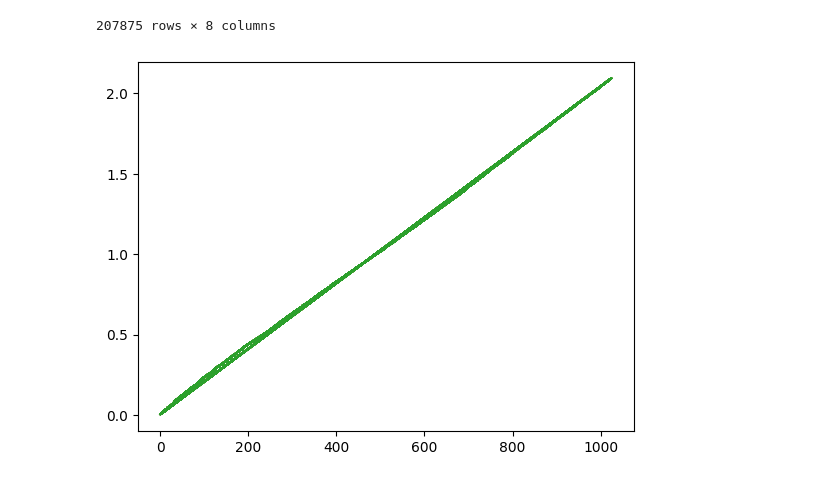
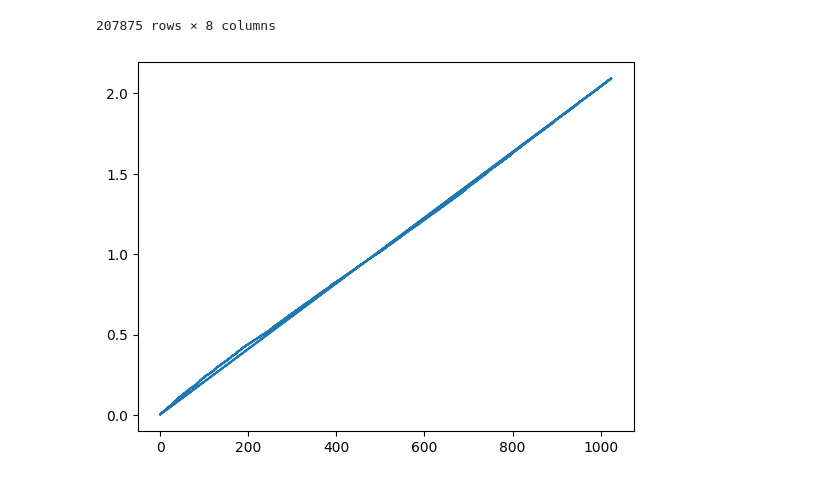
Before and after one commit to lboadi2/machine_learning, a Jupyter notebook: 2_randomized_optimization/visuals.ipynb, the cells around one changed output. Saved outputs shown, nothing was run; the diff lists cells and outputs as text; code cells hidden in the pictures.

```diff
--- a/2_randomized_optimization/visuals.ipynb
+++ b/2_randomized_optimization/visuals.ipynb
@@ -107,15 +109,15 @@ rhc_curve
 # %%
 # array([ 25,  75, 100], dtype=int64)
 fig, axs = plt.subplots()
-iteration = rhc_curve[(rhc_curve['Restarts']==25)]['Iteration']
-time = rhc_curve[(rhc_curve['Restarts']==25)]['Time']
-axs.plot(iteration, time)
+iteration = rhc_curve[(rhc_curve['current_restart']==25) & (rhc_curve['Restarts']==25)]['Iteration']
+time = rhc_curve[(rhc_curve['current_restart']==25) & (rhc_curve['Restarts']==25)]['Time']
+"""axs.plot(iteration, time)
 iteration = rhc_curve[(rhc_curve['Restarts']==75)]['Iteration']
 time = rhc_curve[(rhc_curve['Restarts']==75)]['Time']
 axs.plot(iteration, time)
 iteration = rhc_curve[(rhc_curve['Restarts']==100)]['Iteration']
-time = rhc_curve[(rhc_curve['Restarts']==100)]['Time']
+time = rhc_curve[(rhc_curve['Restarts']==100)]['Time']"""
 axs.plot(iteration, time)
 plt.show()
 # %% [output]
-[figure, old version]
+[figure, new version]
```
Also changed, not shown: parts of 1 cell of this notebook, 3 other files.
